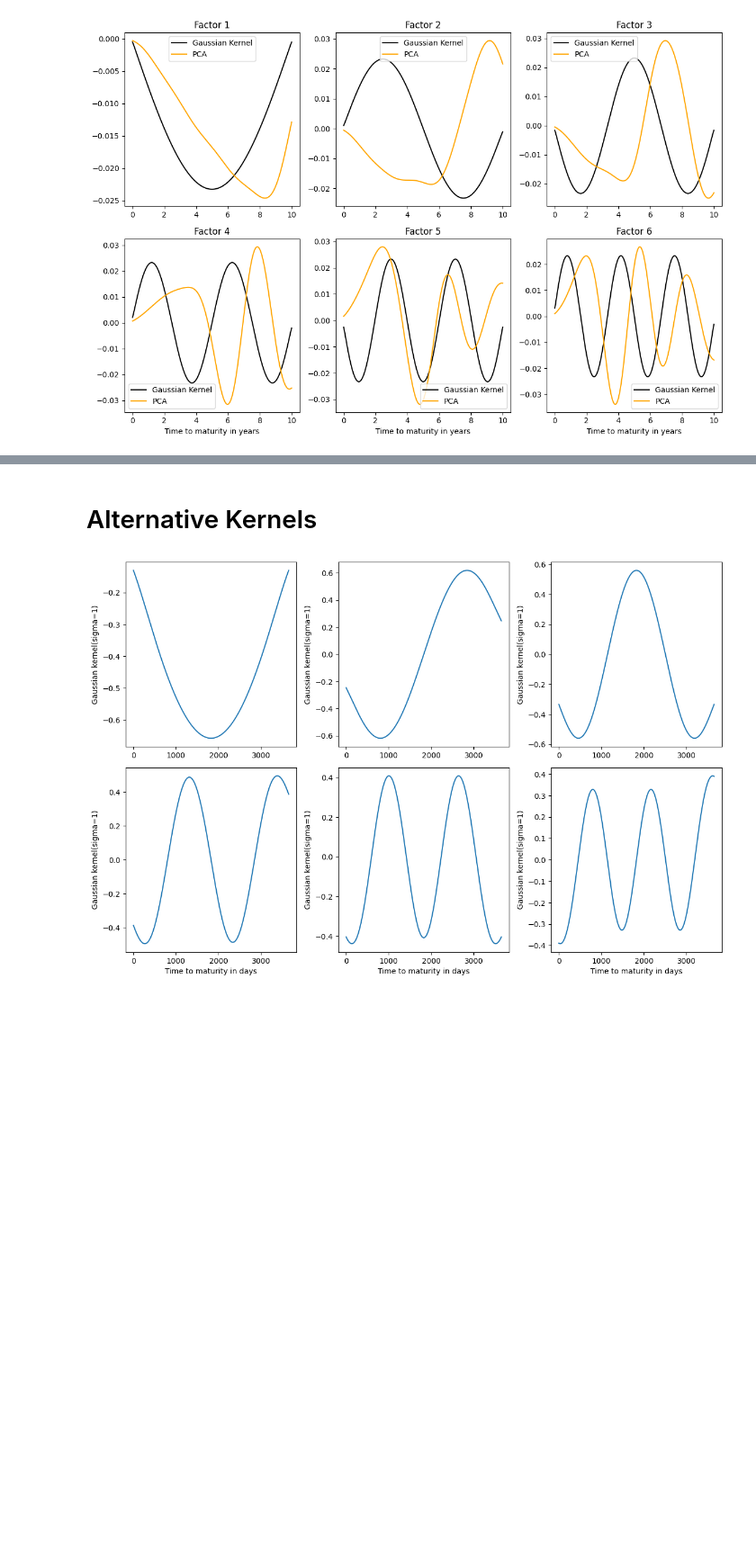
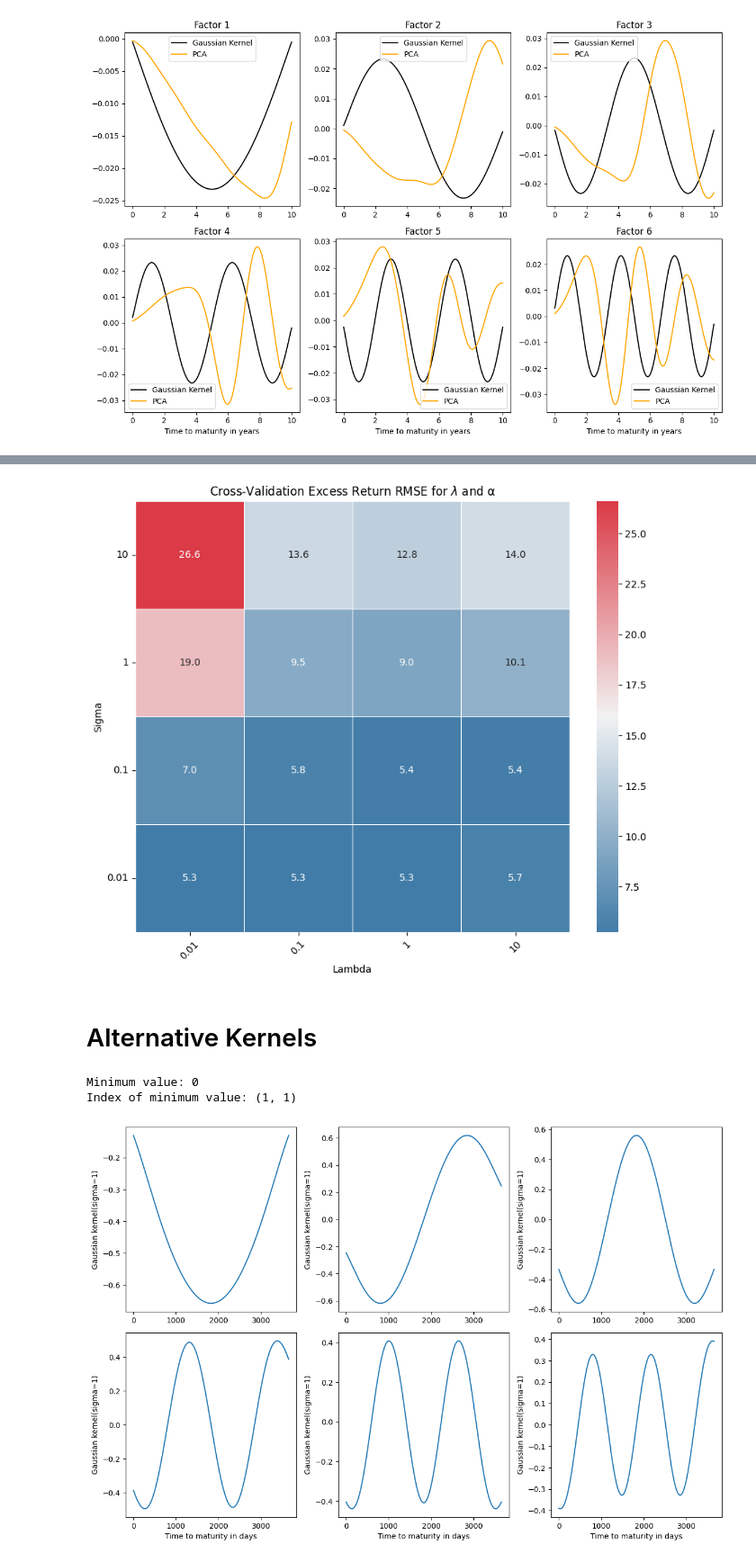
Before and after one commit to ZetongLiu/Alternative_KR_return, a Jupyter notebook: KR_return_example.ipynb, the cells around one changed output, grey strips where cells are left out. Shown at 90% size. Cells and saved outputs as stored; diff of their text form; code cells hidden in the pictures; blank space fills up the shorter version.

```diff
--- a/KR_return_example.ipynb
+++ b/KR_return_example.ipynb
@@ -120,0 +149,19 @@ plt.show()
+# %%
+import pandas as pd
+
+dir_base='.'
+dir_B = dir_base+'/B_and_C/B_max_ttm_10yr/'
+df_t_lookup_freq=pd.read_pickle(dir_B+'df_t_lookup_{}.pkl'.format('daily'))
+# Define a custom aggregation function to get the index of the last trading day
+def last_trading_day_index(x):
+    return x.idxmax()
+
+# Group by year and resample to quarterly frequency, then apply the custom aggregation function
+last_trading_days_index = df_t_lookup_freq.groupby(df_t_lookup_freq.index.year).resample('Q')['t'].agg(last_trading_day_index)
+# Extract the corresponding last trading days from the original DataFrame
+last_trading_days = df_t_lookup_freq.loc[last_trading_days_index]
+last_days=last_trading_days[last_trading_days.index.year < 2021]
+lst_t_freq = [df_t_lookup_freq.loc[i].t for i in last_days.index]
+
+print(lst_t_freq)
+print(last_days)
@@ -121,3 +472,25 @@ plt.show()
+# %%
+#visulization
+
+import numpy as np
+import matplotlib.pyplot as plt
+import seaborn as sns
+
+cmap_custom = sns.diverging_palette(240, 10, as_cmap=True)
+
+plt.figure(figsize=(10, 8))
+sns.heatmap(arr_rmse_oos*10000, cmap=cmap_custom, annot=True, fmt='.1f', linewidths=.5)
+
+plt.xticks(np.arange(arr_rmse_oos.shape[1]) + 0.5, lst_l_in, rotation=45)
+plt.xlabel('Lambda')
+
+plt.yticks(np.arange(arr_rmse_oos.shape[0]) + 0.5, lst_sigma_in[::-1], rotation=0)
+plt.ylabel('Sigma')
+
+plt.title('Cross-Validation Excess Return RMSE for $\lambda$ and \u03B1')
+plt.show()
+# %% [output]
+[figure, added]
 # %% [markdown]
 # Alternative Kernels
 # %%
@@ -147,6 +520,38 @@ def generate_kernel_matrix_Gauss(sigma,
 def k_():
 
     return K
+# %%
+import numpy as np
+
+# Generate random 4x5 matrices
+rx = np.random.rand(4, 5)
+rx_full = np.random.rand(4, 5)
+
+# Calculate RMSE
+rmse = np.sqrt(np.mean((rx - rx_full)**2))
+
+# Print the result
+# print("Root Mean Square Error (RMSE):", rmse)
+
+A=np.array([1,2,3,4,5])
+b=np.array([2])
+arr=((A-b)**2).squeeze()
+
+# print(arr)
+
+arr = np.array([[1, 2, 3],
+                [4, 0, 6],
+                [7, 8, 9]])
+
+# Find the minimum value and its index
+min_value = np.min(arr)
+min_index = np.unravel_index(np.argmin(arr), arr.shape)
+# min_index = np.argmin(arr)
+print("Minimum value:", min_value)
+print("Index of minimum value:", min_index)
+# %% [output]
+Minimum value: 0
+Index of minimum value: (1, 1)
 # %%
 
 N = 10*365
```
Also changed, not shown: parts of 10 cells of this notebook, 6 other files.
